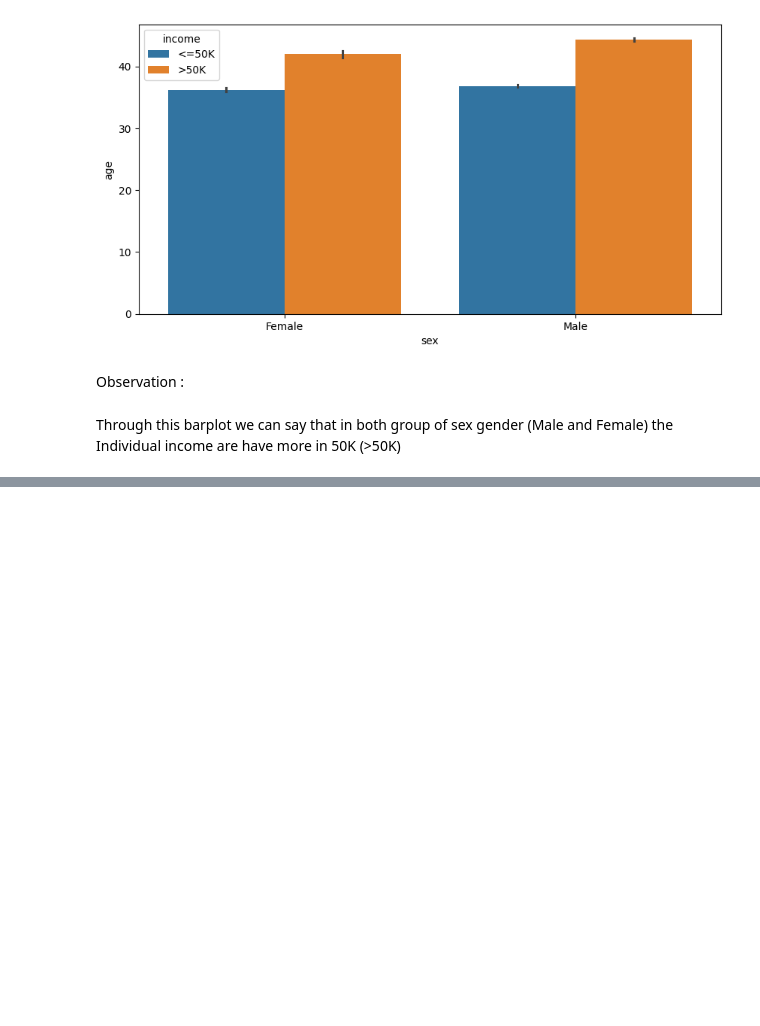
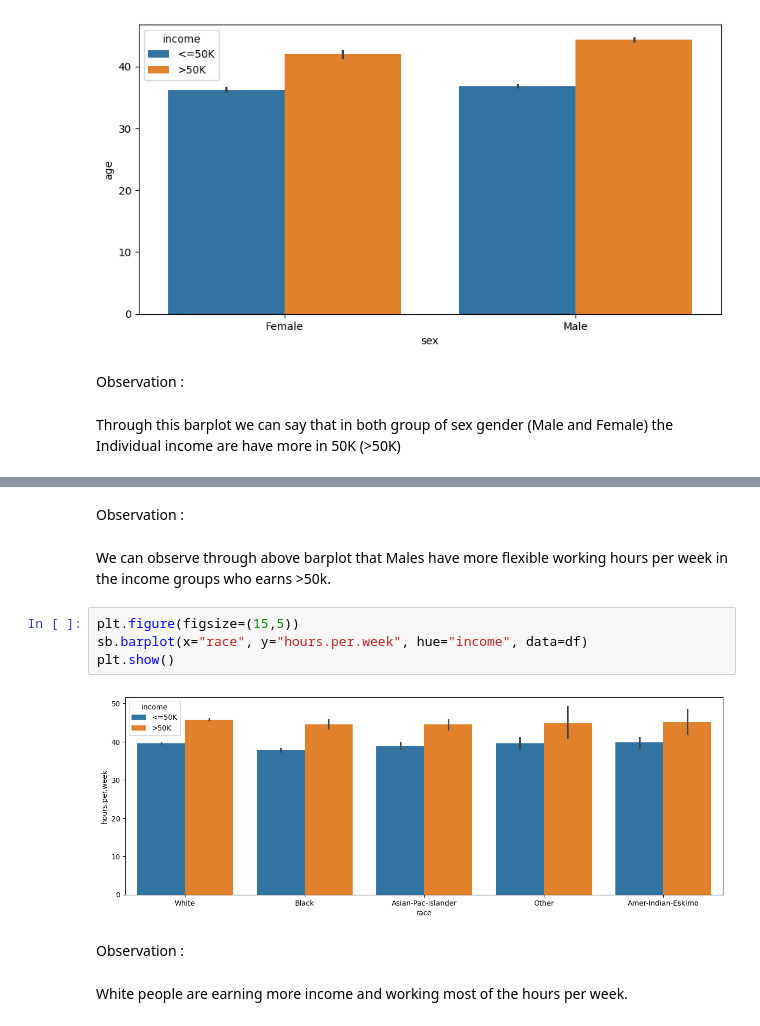
Before and after one commit to soniya-builds/Data-Analysis-Projects, a Jupyter notebook: Full Data Analysis Project with Python/raw_code.ipynb, the cells around one changed output, grey strips where cells are left out. Cells and saved outputs as stored; diff of their text form; blank space fills up the shorter version.

```diff
--- a/Full Data Analysis Project with Python/raw_code.ipynb
+++ b/Full Data Analysis Project with Python/raw_code.ipynb
@@ -831,0 +838,14 @@ Through this barplot we can say that in both group of sex gender (Male and Femal
+# %% [markdown]
+Observation :
+# %% [markdown]
+We can observe through above barplot that Males have more flexible working hours per week in the income groups who earns >50k.
+# %%
+plt.figure(figsize=(15,5))
+sb.barplot(x="race", y="hours.per.week", hue="income", data=df)
+plt.show()
+# %% [output]
+[figure, added]
+# %% [markdown]
+Observation :
+# %% [markdown]
+White people are earning more income and working most of the hours per week.
```
Also changed, not shown: parts of 1 cell of this notebook.
